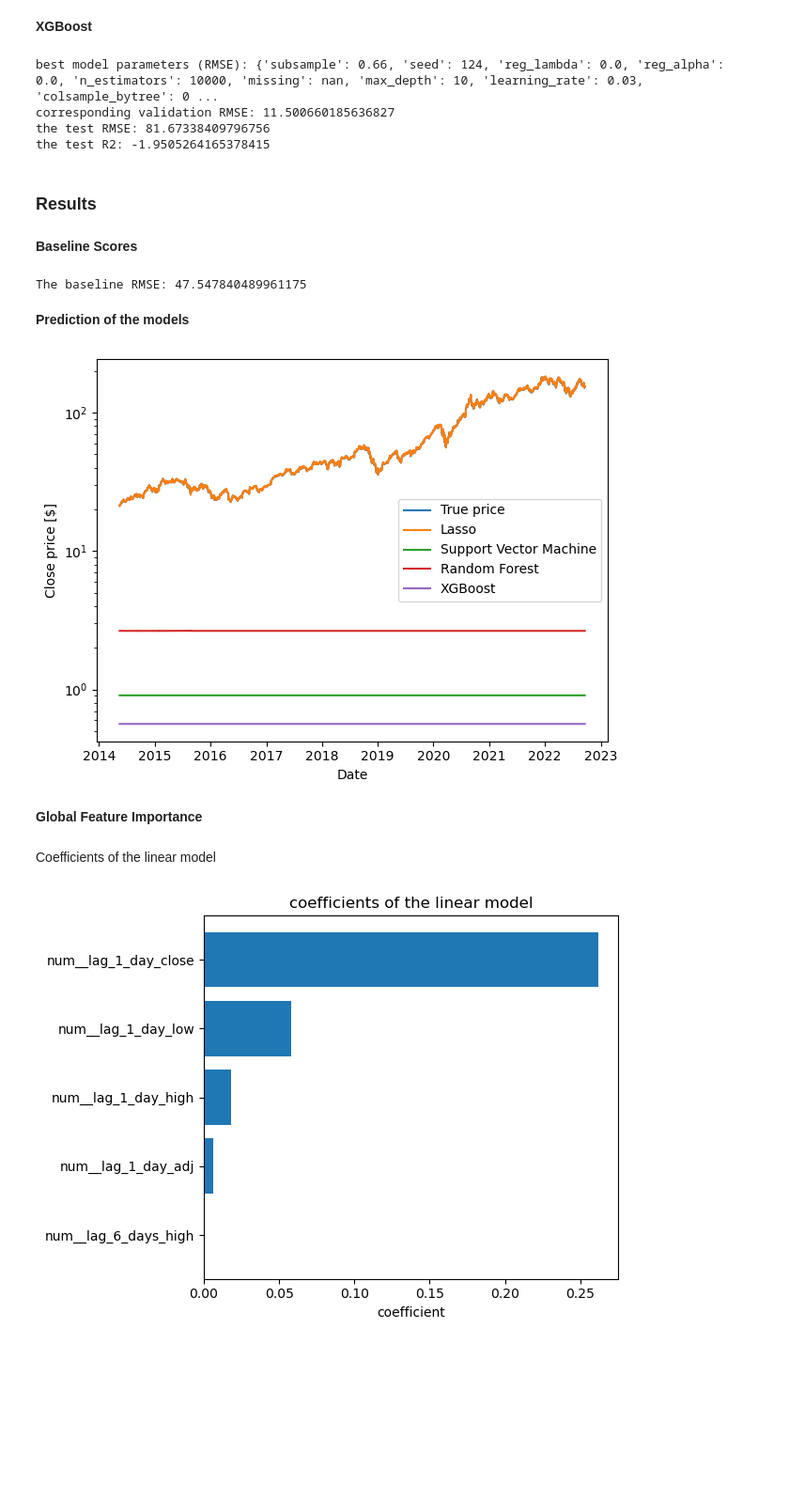
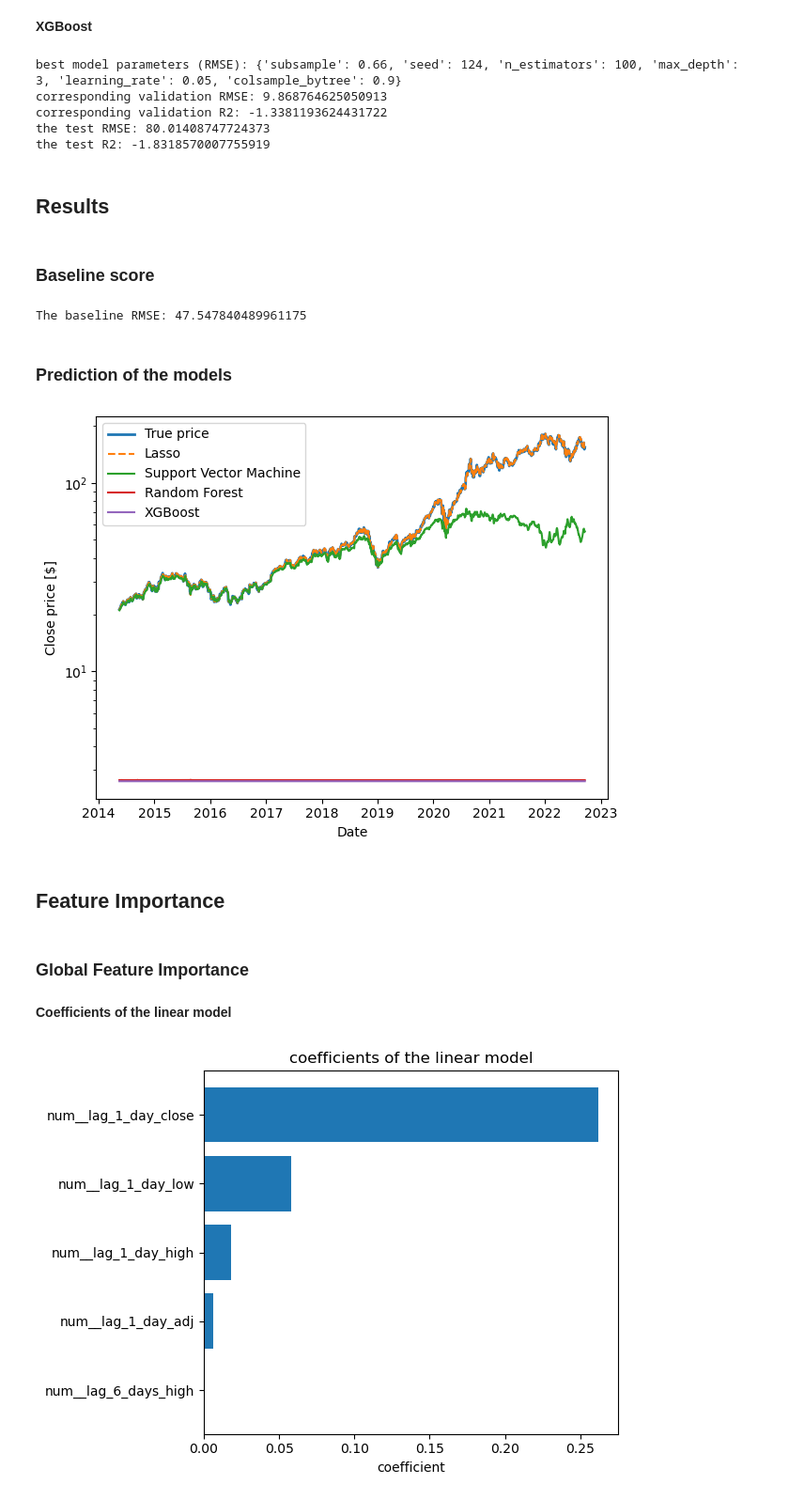
Before and after one commit to leehengpan/AAPL-StockPriceAnalysis, a Jupyter notebook: src/Apple_Stock_Price_Prediction.ipynb, the cells around one changed output. Shown at 94% size. Cells and saved outputs as stored; diff of their text form; code cells hidden in the pictures; blank space fills up the shorter version.

```diff
--- a/src/Apple_Stock_Price_Prediction.ipynb
+++ b/src/Apple_Stock_Price_Prediction.ipynb
@@ -893,8 +909,8 @@ from sklearn.svm import SVR
 
 # define parameter grid
 param_grid = {
-              'gamma': [1e-3, 1e-1, 1e1, 1e3],
-              'C': [1e-1, 1e0, 1e1]
+              'gamma': np.logspace(-10,-6,5), # [1e-7]
+              'C': np.logspace(3,7,5) # [1e4]
               }
 
 # save the validation scores
@@ -915,12 +931,14 @@ for p in range(len(ParameterGrid(param_grid))):
     y_val_pred = svr.predict(df_val)
     val_rmse_svr[p] = np.sqrt(mean_squared_error(y_val,y_val_pred))
     val_r2_svr[p] = r2_score(y_val,y_val_pred)
+    # print('the training RMSE',np.sqrt(mean_squared_error(y_train,svr.predict(df_train))))
+    # print('the training R2',r2_score(y_train,svr.predict(df_train)))
     # print('the val RMSE:',np.sqrt(mean_squared_error(y_val,y_val_pred)))
 
 # print out model parameters that minimize validation RMSE
 print('best model parameters (RMSE):',ParameterGrid(param_grid)[np.argmin(val_rmse_svr)])
 print('corresponding validation RMSE:',np.min(val_rmse_svr))
-# print('corresponding validation R2:',val_r2_svr[np.argmin(val_rmse_svr)])
+print('corresponding validation R2:',val_r2_svr[np.argmin(val_rmse_svr)])
 
 # collect and save the best model
 final_models_svr.append(models_svr[np.argmin(val_rmse_svr)])
@@ -1009,16 +1030,13 @@ the test R2: -1.8298221519175
 # %% [markdown]
 **XGBoost**
 # %%
-# train the XGBoost model
-param_grid = {"learning_rate": [0.03],
-              "n_estimators": [10000],
+# define the parameter grid
+param_grid = {"learning_rate": [0.05],
+              "n_estimators": [100],
               "seed": [124],
-              "reg_alpha": [0e0, 1e-2, 1e-1, 1e0, 1e1, 1e2],
-              "reg_lambda": [0e0, 1e-2, 1e-1, 1e0, 1e1, 1e2],
-              "missing": [np.nan],
-              "max_depth": [1,3,10,30,100],
-              "colsample_bytree": [0.9], # ratio of features used
-              "subsample": [0.66]} # ratio of samples used
+              "max_depth": [1,3,10,30,60],
+              "colsample_bytree": [0.9],
+              "subsample": [0.66]}
 
 # save the validation scores
 # the validation scores are necessary to select the best model
@@ -1029,21 +1047,23 @@ final_models_XGB=[]
 
 # loop through all combinations of hyperparameter combos
 for p in range(len(ParameterGrid(param_grid))):
-    XGB = xgboost.XGBRegressor()
+    XGB = xgboost.XGBRegressor(random_state = 124*i)
     XGB.set_params(**ParameterGrid(param_grid)[p])
-    XGB.fit(df_train,y_train,early_stopping_rounds=50,eval_set=[(df_val, y_val)], verbose=False,eval_metric='error')
+    XGB.fit(df_train,y_train,early_stopping_rounds=50,eval_set=[(df_val, y_val)],verbose=False,eval_metric='rmse')
     models_XGB.append(XGB) # save it
 
     # calculate validation scores
     y_val_pred = XGB.predict(df_val)
     val_rmse_XGB[p] = np.sqrt(mean_squared_error(y_val,y_val_pred))
     val_r2_XGB[p] = r2_score(y_val,y_val_pred)
+    # print('the training RMSE',np.sqrt(mean_squared_error(y_train,XGB.predict(df_train))))
+    # print('the training R2',r2_score(y_train,XGB.predict(df_train)))
     # print('the val RMSE:',np.sqrt(mean_squared_error(y_val,y_val_pred)))
 
 # print out model parameters that minimize validation RMSE
 print('best model parameters (RMSE):',ParameterGrid(param_grid)[np.argmin(val_rmse_XGB)])
 print('corresponding validation RMSE:',np.min(val_rmse_XGB))
-# print('corresponding validation R2:',val_r2_XGB[np.argmin(val_rmse_XGB)])
+print('corresponding validation R2:',val_r2_XGB[np.argmin(val_rmse_XGB)])
 
 # collect and save the best model
 final_models_XGB.append(models_XGB[np.argmin(val_rmse_XGB)])
@@ -1053,48 +1073,51 @@ y_test_pred_XGB = final_models_XGB[-1].predict(df_test)
 print('the test RMSE:',np.sqrt(mean_squared_error(y_test,y_test_pred_XGB)))
 print('the test R2:',r2_score(y_test,y_test_pred_XGB))
 # %% [output]
-best model parameters (RMSE): {'subsample': 0.66, 'seed': 124, 'reg_lambda': 0.0, 'reg_alpha': 0.0, 'n_estimators': 10000, 'missing': nan, 'max_depth': 10, 'learning_rate': 0.03, 'colsample_bytree': 0 ...
-corresponding validation RMSE: 11.500660185636827
-the test RMSE: 81.67338409796756
-the test R2: -1.9505264165378415
+best model parameters (RMSE): {'subsample': 0.66, 'seed': 124, 'n_estimators': 100, 'max_depth': 3, 'learning_rate': 0.05, 'colsample_bytree': 0.9}
+corresponding validation RMSE: 9.868764625050913
+corresponding validation R2: -1.3381193624431722
+the test RMSE: 80.01408747724373
+the test R2: -1.8318570007755919
 # %% [markdown]
-### Results
+## Results
 # %% [markdown]
-**Baseline Scores**
+### Baseline score
 # %%
 y_test_pred_avg = np.full(y_test.shape, np.mean(y_test))
 print('The baseline RMSE:',np.sqrt(mean_squared_error(y_test,y_test_pred_avg)))
 # %% [output]
 The baseline RMSE: 47.547840489961175
-# %% [markdown]
-**Prediction of the models**
+# %% [markdown]
+### Prediction of the models
 # %%
 y_test_pred_lasso=pd.Series(y_test_pred_lasso, index =y_test.index)
 y_test_pred_svr=pd.Series(y_test_pred_svr, index =y_test.index)
 y_test_pred_rf=pd.Series(y_test_pred_rf, index =y_test.index)
 y_test_pred_XGB=pd.Series(y_test_pred_XGB, index =y_test.index)
 
 
-plt.plot(y_test,label='True price')
-plt.plot(y_test_pred_lasso,label='Lasso')
+plt.plot(y_test,linewidth=2,label='True price')
+plt.plot(y_test_pred_lasso,linestyle='dashed',label='Lasso')
 plt.plot(y_test_pred_svr,label='Support Vector Machine')
 plt.plot(y_test_pred_rf,label='Random Forest')
 plt.plot(y_test_pred_XGB,label='XGBoost')
 plt.xlabel('Date') #fontsize = 12
 plt.ylabel('Close price [$]') #fontsize = 12
 # plt.xticks(fontsize=12) # Slide purpose
 # plt.yticks(fontsize=12) # Slide purpose
 plt.semilogy()
 plt.legend()
 plt.tight_layout()
-# plt.savefig('../figures/close_trend_all.png',dpi=300)
+plt.savefig('../figures/test_pred.png',dpi=300)
 plt.show()
 # %% [output]
-[figure, old version]
+[figure, new version]
+# %% [markdown]
+## Feature Importance
 # %% [markdown]
-**Global Feature Importance**
+### Global Feature Importance
 # %% [markdown]
-Coefficients of the linear model
+**Coefficients of the linear model**
 # %%
 coefs = final_models_lasso[-1].coef_
 sorted_indcs = np.argsort(np.abs(coefs))
```
Also changed, not shown: parts of 56 cells of this notebook.
